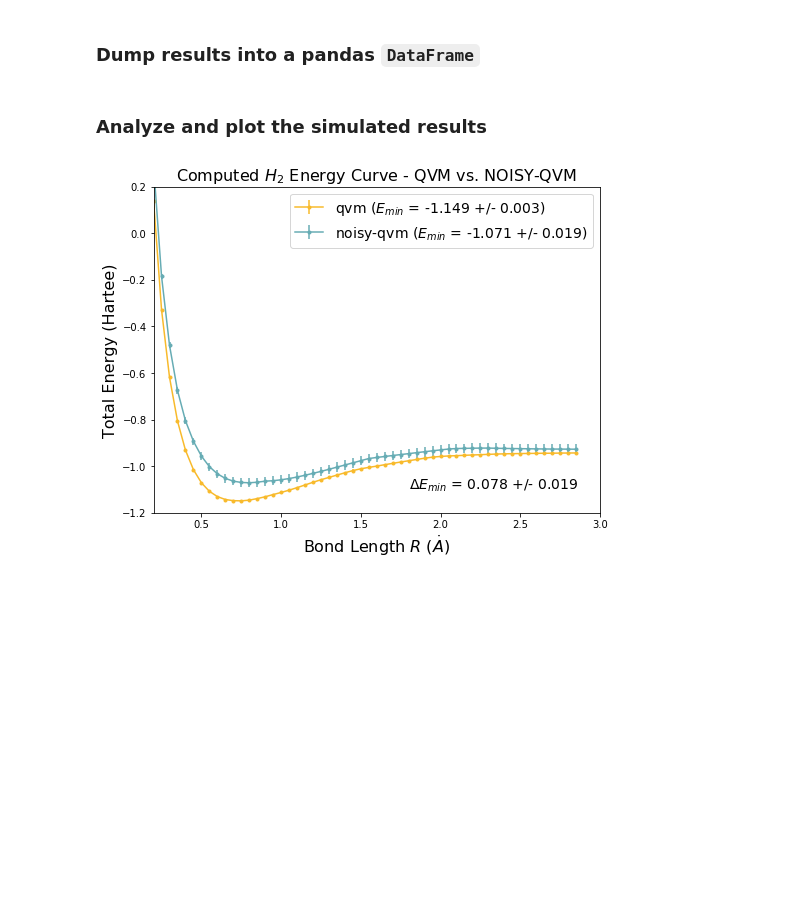
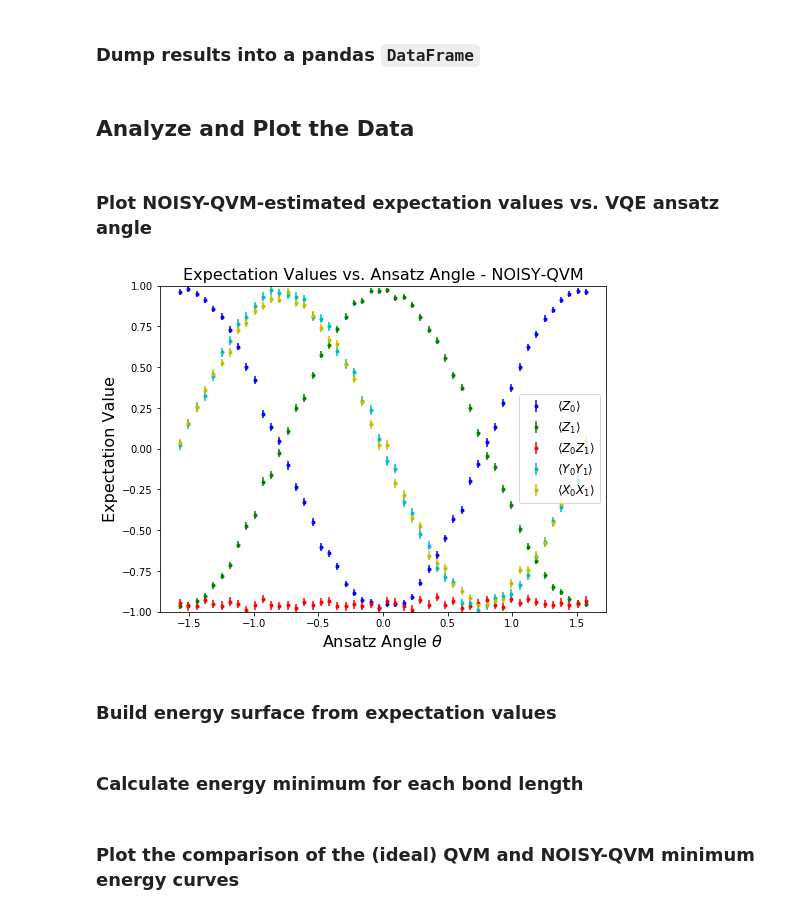
Before and after one commit to rigetti/forest-tutorials, a Jupyter notebook: notebooks/VariationalQuantumEigensolver.ipynb, the cells around one changed output. Cells and saved outputs as stored; diff of their text form; code cells hidden in the pictures; blank space fills up the shorter version.

```diff
--- a/notebooks/VariationalQuantumEigensolver.ipynb
+++ b/notebooks/VariationalQuantumEigensolver.ipynb
@@ -218,6 +101,10 @@ settings:
 results = []
 for theta in tqdm(thetas):
     results.append(qc.experiment(h2_vqe, memory_map={"theta": [theta]}))
+# %%
+results_noisy = []
+for theta in tqdm(thetas):
+    results_noisy.append(qc_noisy.experiment(h2_vqe, memory_map={"theta": [theta]}))
 # %% [markdown]
 ### Perform readout calibration on all observables required for $H_2$ VQE
 # %%
@@ -228,0 +116,3 @@ Wall time: 886 ms
+# %%
+%%time
+calibrations_noisy = qc_noisy.calibrate(h2_vqe)
@@ -235,6 +128,13 @@ for result in results:
     for r, c in zip(result, calibrations):
         r_corr.append(correct_experiment_result(r, c))
     results_corrected.append(r_corr)
+# %%
+results_noisy_corrected = []
+for result in results_noisy:
+    r_corr = []
+    for r, c in zip(result, calibrations_noisy):
+        r_corr.append(correct_experiment_result(r, c))
+    results_noisy_corrected.append(r_corr)
 # %% [markdown]
 ### Dump results into a pandas `DataFrame`
 # %%
@@ -259,12 +159,29 @@ def results_to_dataframe(results: List[List[ExperimentResult]], thetas: np.ndarr
         data[theta] = results_to_dict(step_results)
     return pd.DataFrame.from_dict(data, orient="index")
 
-df_noisy_qvm = results_to_dataframe(results_corrected, thetas)
+df_qvm = results_to_dataframe(results_corrected, thetas)
+df_noisy_qvm = results_to_dataframe(results_noisy_corrected, thetas)
 # %% [markdown]
-### Analyze and plot the simulated results
+## Analyze and Plot the Data
-# %%
-energy_surface_noisy_qvm = build_energy_surface(bond_lengths, df_noisy_qvm)
-minima_noisy_qvm = calculate_energy_minima(bond_lengths, energy_surface_noisy_qvm)
-fig_comparison_sim = plot_h2_energy_curve_comparison(minima_noisy_qvm, minima_qvm, qpu_label="NOISY-QVM")
-# %% [output]
-[figure, removed]
+# %% [markdown]
+### Plot NOISY-QVM-estimated expectation values vs. VQE ansatz angle
+# %%
+def plot_expectation_values_vs_ansatz_angle(df: pd.DataFrame, label: str) -> plt.Figure:
+    fig = plt.figure(figsize=(8, 6))
+    plt.errorbar(df.index, df["Z0_expectation"], df["Z0_std_err"], fmt=".b", label=r"$\langle Z_0 \rangle$")
+    plt.errorbar(df.index, df["Z1_expectation"],  df["Z1_std_err"], fmt=".g", label=r"$\langle Z_1 \rangle$")
+    plt.errorbar(df.index, df["Z0Z1_expectation"], df["Z0Z1_std_err"], fmt=".r", label=r"$\langle Z_0 Z_1 \rangle$")
+    plt.errorbar(df.index, df["Y0Y1_expectation"], df["Y0Y1_std_err"], fmt=".c", label=r"$\langle Y_0 Y_1 \rangle$")
+    plt.errorbar(df.index, df["X0X1_expectation"], df["X0X1_std_err"], fmt=".y", label=r"$\langle X_0 X_1 \rangle$")
+    plt.ylim(-1, 1)
+    plt.title(rf"Expectation Values vs. Ansatz Angle - {label}", fontsize=16)
+    plt.xlabel(r"Ansatz Angle $\theta$", fontsize=16)
+    plt.ylabel(r"Expectation Value", fontsize=16)
+    plt.legend(loc="right", fontsize=12)
+    return fig
+
+fig_expectation_noisy_qvm = plot_expectation_values_vs_ansatz_angle(df_noisy_qvm, "NOISY-QVM")
+# %% [output]
+[figure, added]
+# %% [markdown]
+### Build energy surface from expectation values
@@ -270,0 +224,2 @@ fig_comparison_sim = plot_h2_energy_curve_comparison(minima_noisy_qvm, minima_qv
+# %% [markdown]
+### Calculate energy minimum for each bond length
@@ -270,0 +241,2 @@ fig_comparison_sim = plot_h2_energy_curve_comparison(minima_noisy_qvm, minima_qv
+# %% [markdown]
+### Plot the comparison of the (ideal) QVM and NOISY-QVM minimum energy curves
```
Also changed, not shown: parts of 18 cells of this notebook, 4 other files.
